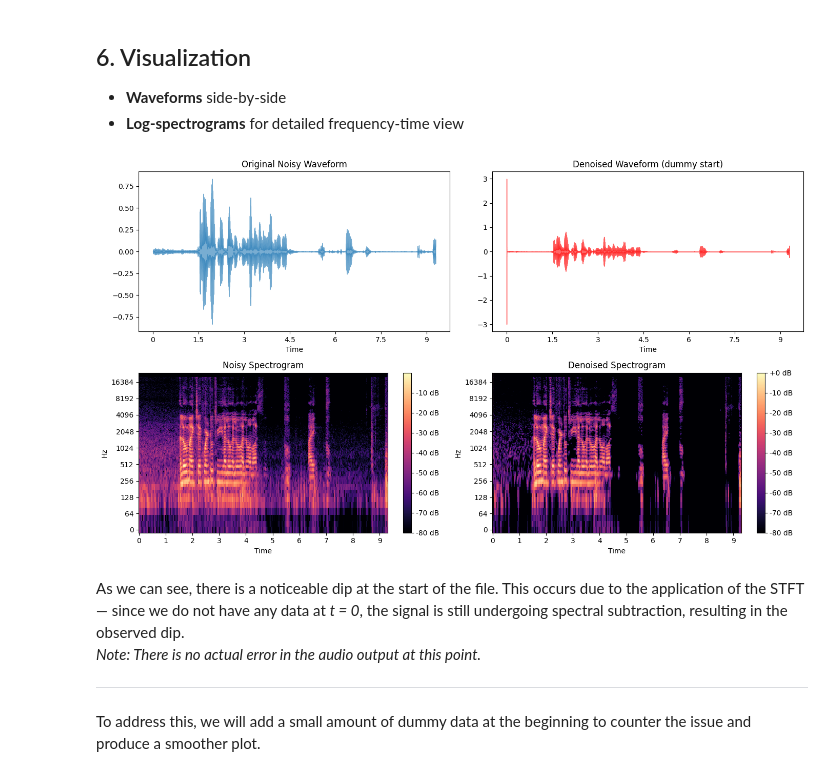
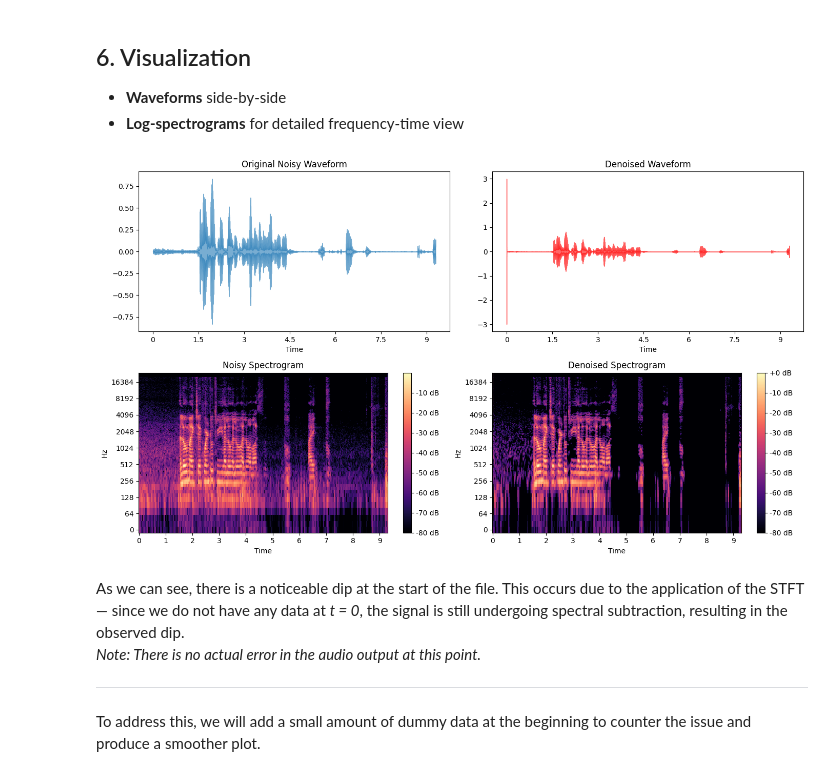
Before and after one commit to aryanthepain/Noise_Suppression_Model, a Jupyter notebook: final_approach.ipynb, the cells around one changed output. Drawn from its saved outputs; the diff is of its cells as text; code cells hidden in the pictures.

```diff
--- a/final_approach.ipynb
+++ b/final_approach.ipynb
@@ -228,33 +250,33 @@ means the chosen window/hop don’t perfectly satisfy the overlap‑add invertib
 # %%
 plt.figure(figsize=(14, 8))
 
 # Waveforms
 plt.subplot(2, 2, 1)
 librosa.display.waveshow(y_noisy, sr=sr, alpha=0.6)
 plt.title('Original Noisy Waveform')
 
 plt.subplot(2, 2, 2)
 librosa.display.waveshow(y_denoised, sr=sr, color='r', alpha=0.6)
-plt.title('Denoised Waveform (dummy start)')
+plt.title('Denoised Waveform')
 
 # Spectrograms
 D_noisy = librosa.amplitude_to_db(np.abs(librosa.stft(y_noisy, n_fft=frame_len, hop_length=hop_len)), ref=np.max)
 D_denoised = librosa.amplitude_to_db(np.abs(librosa.stft(y_denoised, n_fft=frame_len, hop_length=hop_len)), ref=np.max)
 
 plt.subplot(2, 2, 3)
 librosa.display.specshow(D_noisy, sr=sr, hop_length=hop_len, x_axis='time', y_axis='log')
 plt.colorbar(format='%+2.0f dB')
 plt.title('Noisy Spectrogram')
 
 plt.subplot(2, 2, 4)
 librosa.display.specshow(D_denoised, sr=sr, hop_length=hop_len, x_axis='time', y_axis='log')
 plt.colorbar(format='%+2.0f dB')
 plt.title('Denoised Spectrogram')
 
 plt.tight_layout()
 plt.show()
 # %% [output]
-[figure, old version]
+[figure, new version]
 # %% [markdown]
 As we can see, there is a noticeable dip at the start of the file. This occurs due to the application of the STFT — since we do not have any data at *t = 0*, the signal is still undergoing spectral subtraction, resulting in the observed dip.
 *Note: There is no actual error in the audio output at this point.*
```
Also changed, not shown: parts of 9 cells of this notebook.
